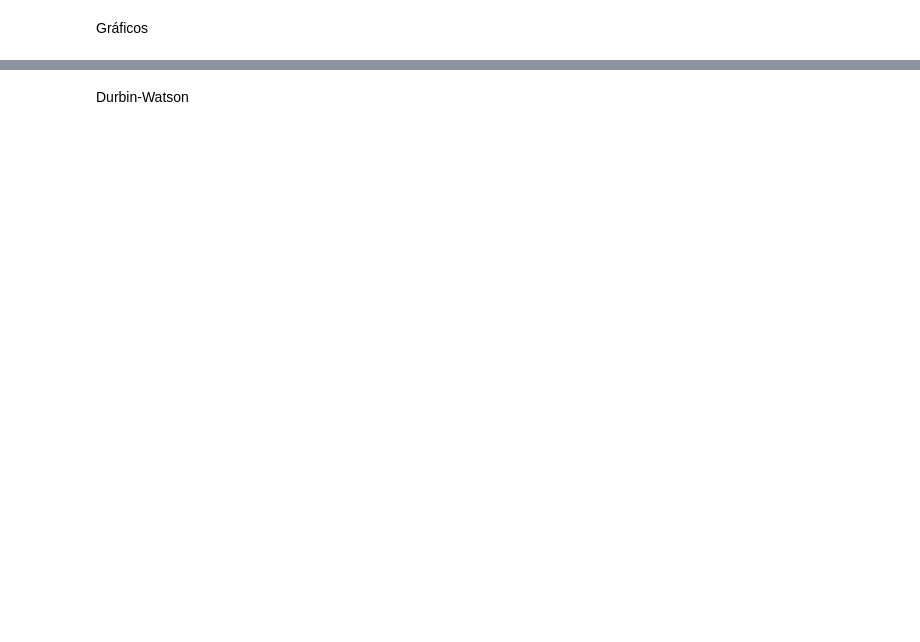
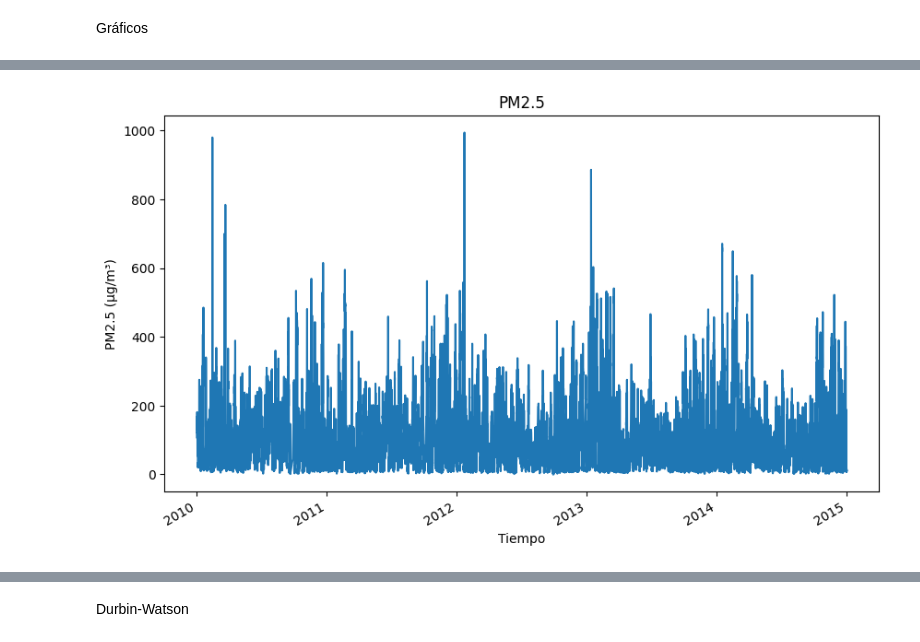
Before and after one commit to vblancoOR/econometria, a Jupyter notebook: Autocorrelacion.ipynb, the cells around one changed output, grey strips where cells are left out. Saved outputs shown, nothing was run; the diff lists cells and outputs as text; code cells hidden in the pictures; blank space fills up the shorter version.

```diff
--- a/Autocorrelacion.ipynb
+++ b/Autocorrelacion.ipynb
@@ -55,11 +75,13 @@ plt.show()
 # %%
 import matplotlib.pyplot as plt
 
 # Plot PM2.5 over time
-data['pm2.5'].plot(figsize=(10, 6), title='PM2.5')
+datos['pm2.5'].plot(figsize=(10, 6), title='PM2.5')
 plt.xlabel('Tiempo')
 plt.ylabel('PM2.5 (µg/m³)')
 plt.show()
+# %% [output]
+[figure, added]
 # %%
 retardo=1
 residuos = mco.resid[retardo:]
```
Also changed, not shown: parts of 9 cells of this notebook.
